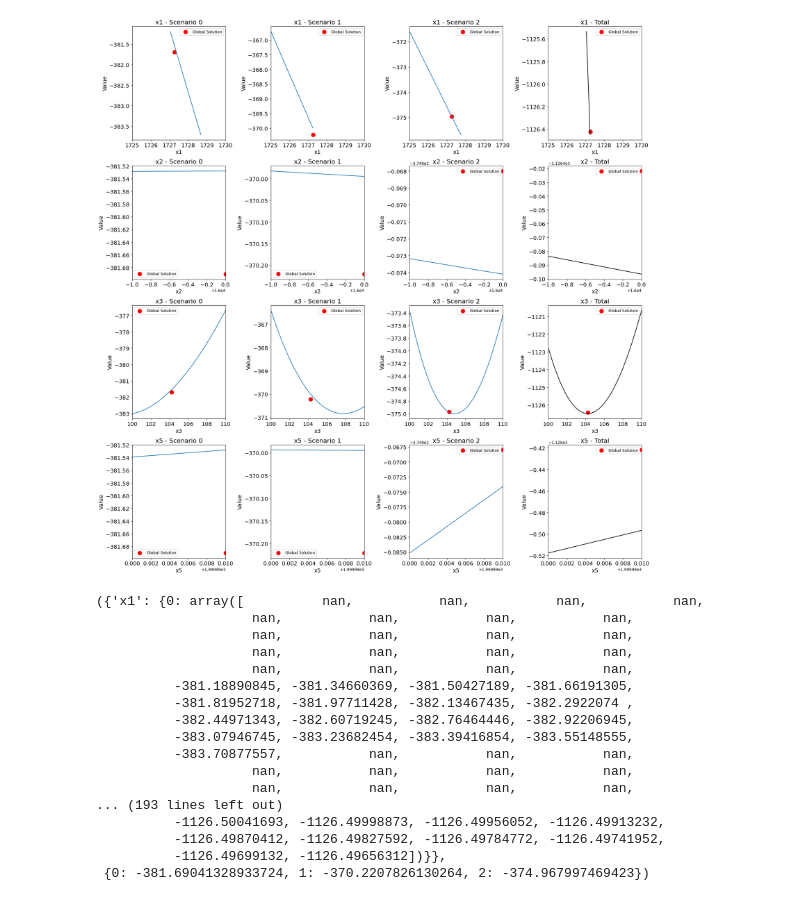
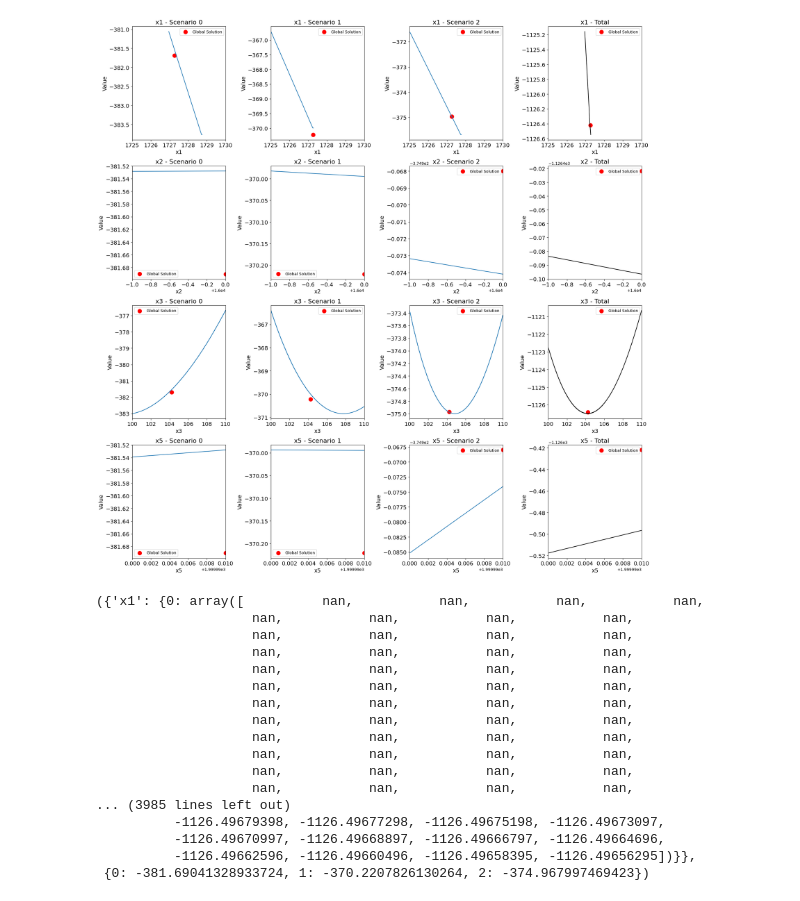
Before and after one commit to yship1002/decomp, a Jupyter notebook: graphing/value_function/process.ipynb, the cells around one changed output. Cells and saved outputs as stored; diff of their text form; code cells hidden in the pictures.

```diff
--- a/graphing/value_function/process.ipynb
+++ b/graphing/value_function/process.ipynb
@@ -1,34 +1,34 @@
 # %%
 from src.models.cz_model import CaoZavalaModel, CaoZavalaAlgo
 from NSPLIB.src.instances.process.process_SP import const_model
 from graphing.value_function.plotting import plotting
 # Constants
 process_obj = -1126.4218270121305
 process_sol = {"x1":1727.2601809997955,"x2":16000,"x3":104.23841082714829,"x5":2000}
 process_y_bound = {"x1":[10,2000],"x2":[0,16000],"x3":[0,120],"x5":[0,2000]}
 process_y_bound = {"x1":[1725,1730],"x2":[15999,16000],"x3":[100,110],"x5":[1999.99,2000]}
 # Build model
 sto_m = const_model()
 m = CaoZavalaModel.from_sto_m(sto_m)
 m.build()
 y_dimension = {'x1':{}, 'x2':{}, 'x3':{}, 'x5':{}}
-plotting(m, 50, y_dimension, process_sol, process_y_bound, process_obj)
+plotting(m, 1000, y_dimension, process_sol, process_y_bound, process_obj)
 # %% [output]
-[figure, old version]
+[figure, new version]
 ({'x1': {0: array([          nan,           nan,           nan,           nan,
                     nan,           nan,           nan,           nan,
                     nan,           nan,           nan,           nan,
                     nan,           nan,           nan,           nan,
                     nan,           nan,           nan,           nan,
-          -381.18890845, -381.34660369, -381.50427189, -381.66191305,
-          -381.81952718, -381.97711428, -382.13467435, -382.2922074 ,
-          -382.44971343, -382.60719245, -382.76464446, -382.92206945,
-          -383.07946745, -383.23682454, -383.39416854, -383.55148555,
-          -383.70877557,           nan,           nan,           nan,
                     nan,           nan,           nan,           nan,
                     nan,           nan,           nan,           nan,
-... (193 lines left out)
-          -1126.50041693, -1126.49998873, -1126.49956052, -1126.49913232,
-          -1126.49870412, -1126.49827592, -1126.49784772, -1126.49741952,
-          -1126.49699132, -1126.49656312])}},
+                    nan,           nan,           nan,           nan,
+                    nan,           nan,           nan,           nan,
+                    nan,           nan,           nan,           nan,
+                    nan,           nan,           nan,           nan,
+                    nan,           nan,           nan,           nan,
+... (3985 lines left out)
+          -1126.49679398, -1126.49677298, -1126.49675198, -1126.49673097,
+          -1126.49670997, -1126.49668897, -1126.49666797, -1126.49664696,
+          -1126.49662596, -1126.49660496, -1126.49658395, -1126.49656295])}},
  {0: -381.69041328933724, 1: -370.2207826130264, 2: -374.967997469423})
```
Also changed, not shown: 31 other files.
